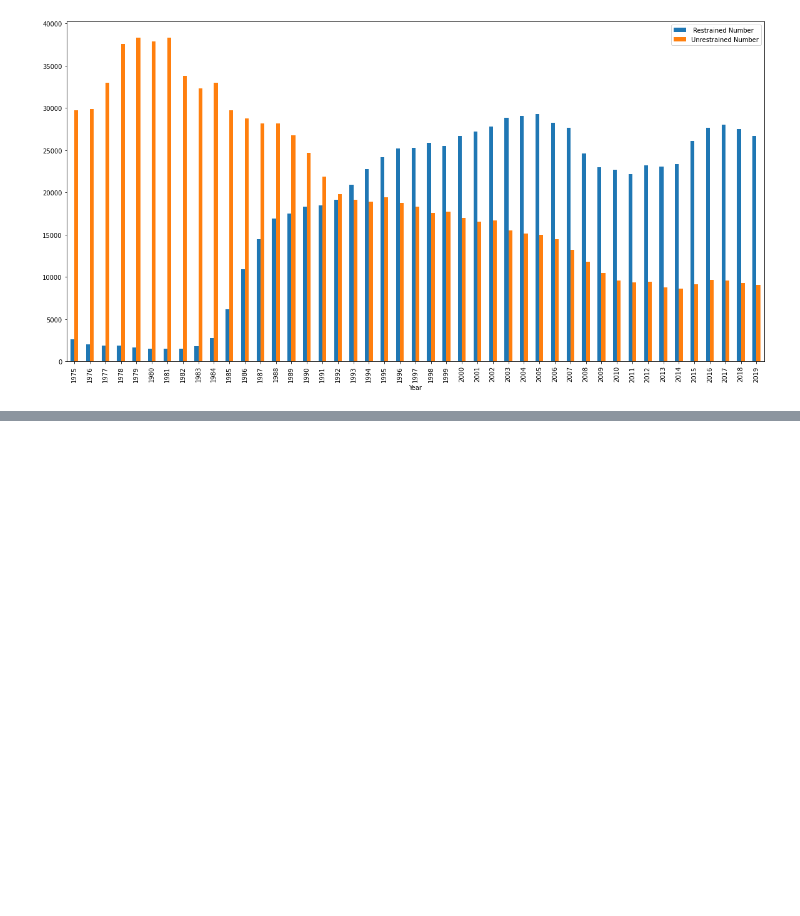
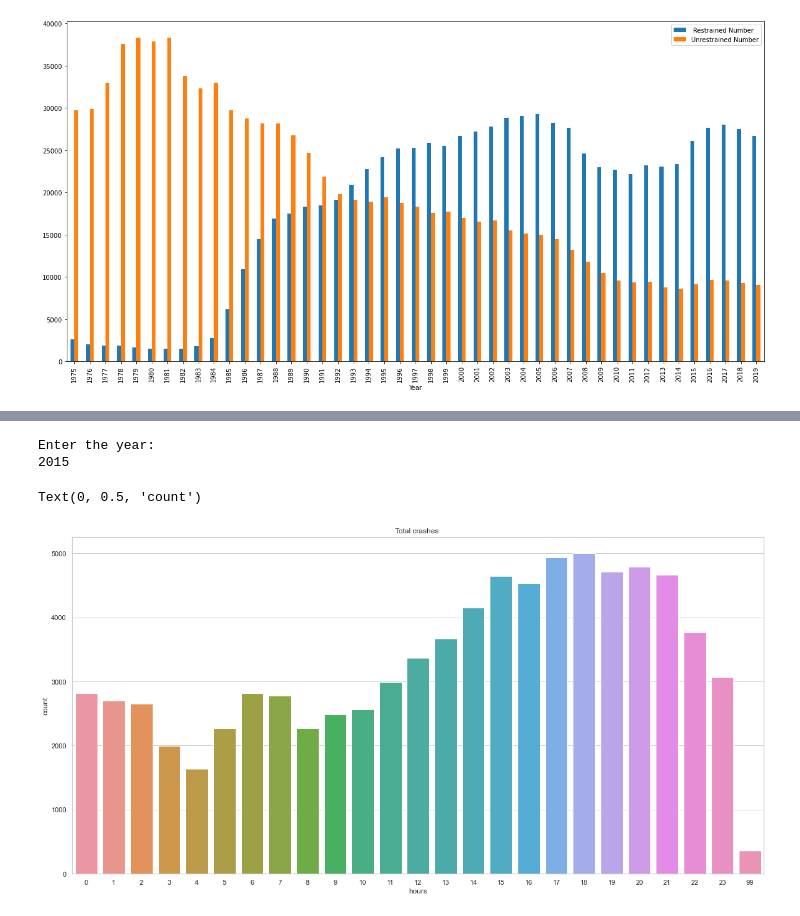
Before and after one commit to iSchool-597PR/2021Fall_finals, a Jupyter notebook: Visualization_NHTSA_Crash.ipynb, the cells around one changed output, grey strips where cells are left out. Cells and saved outputs as stored; diff of their text form; code cells hidden in the pictures; blank space fills up the shorter version.

```diff
--- a/Visualization_NHTSA_Crash.ipynb
+++ b/Visualization_NHTSA_Crash.ipynb
@@ -315,0 +435,11 @@ plt.show()
+# %%
+accident_dict = {}
+for i in range(2010,2020):
+    path = 'data/'+ str(i) + "\PERSON.csv"
+    try:
+        df = pd.read_csv(path)
+    except:
+        df = pd.read_csv(path, encoding= 'unicode_escape')
+    accident_dict[i] = df
+
+accident_dict[2019].head()
@@ -315,0 +454,16 @@ plt.show()
+# %%
+year = int(input("Enter the year:\n"))
+# %% [output]
+Enter the year:
+2015
+# %%
+a = accident_dict[year].groupby(by = "HOUR").count()
+a["hours"] = a.index
+a1 = list(a.index)
+sns.set(style="whitegrid")
+ax = sns.barplot(x = "hours", y = "STATE", data=a)
+plt.title('Total crashes ')
+plt.ylabel('count')
+# %% [output]
+Text(0, 0.5, 'count')
+[figure, added]
```
Also changed, not shown: parts of 21 cells of this notebook, 11 other files.
